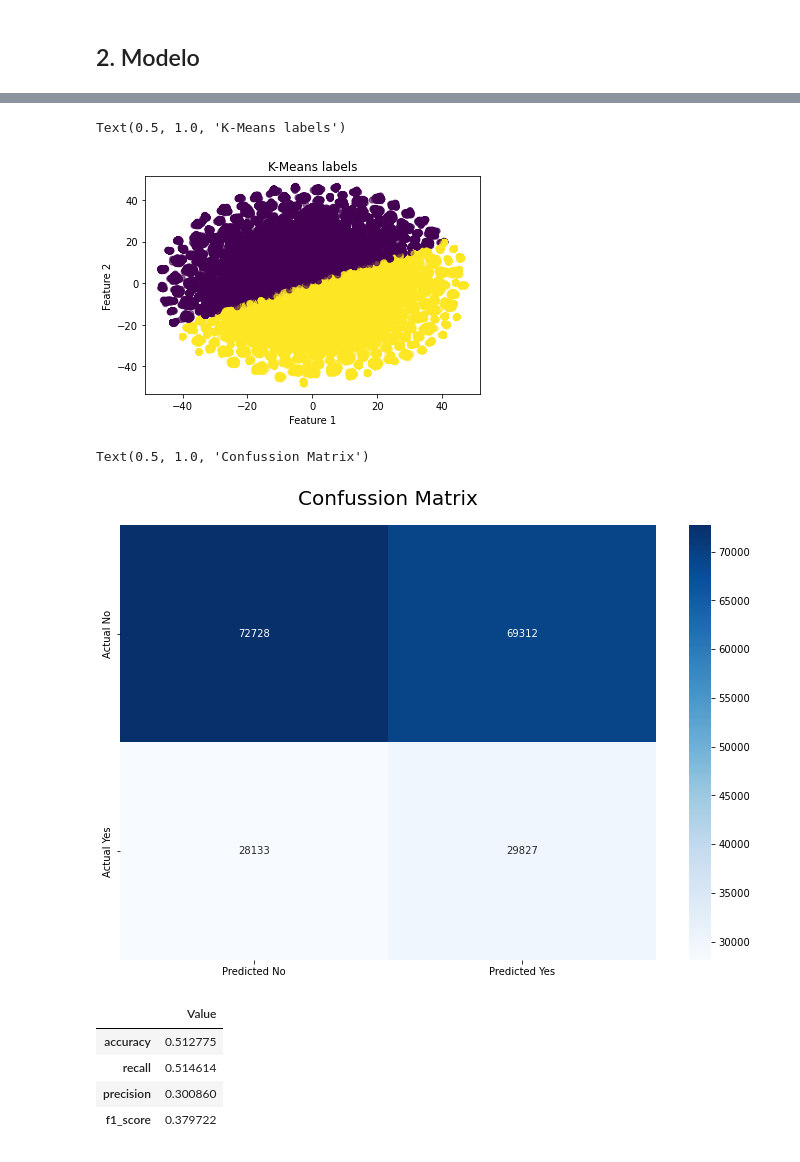
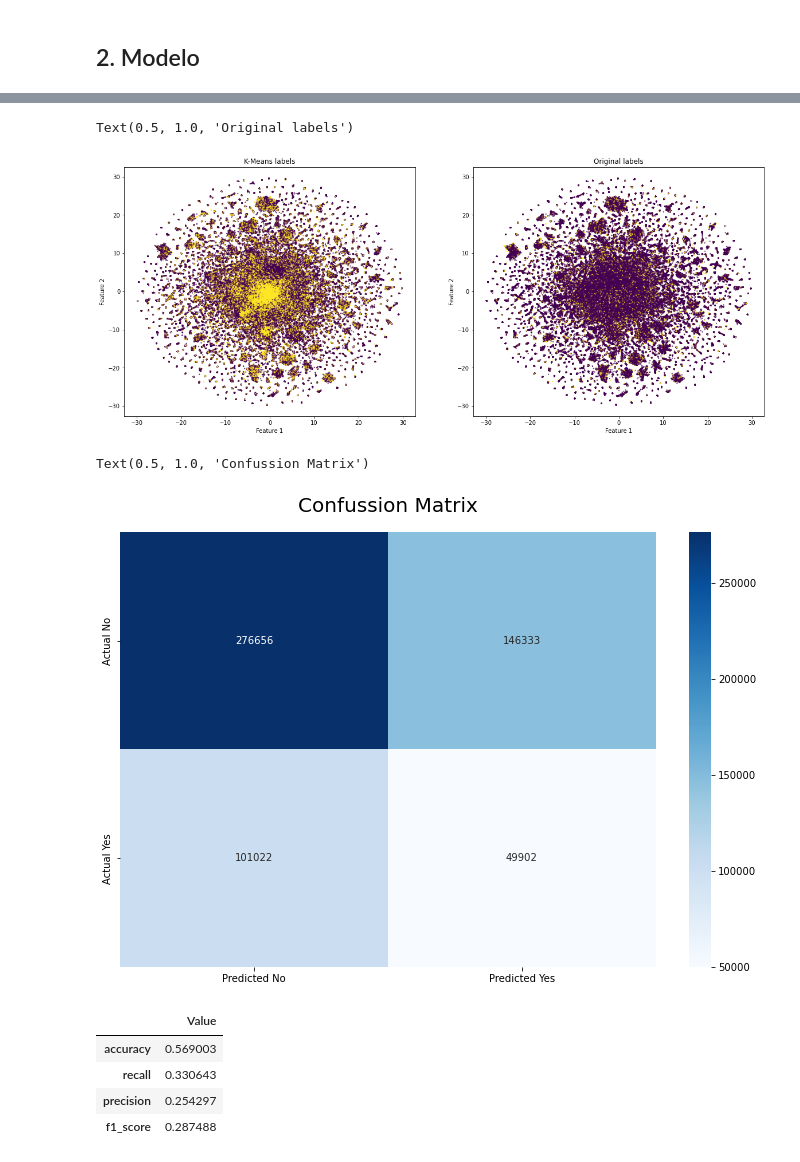
Before and after one commit to Alebuenoaz/ProyectoFinal_TIC, a Jupyter notebook: ProyectoFinal_BBH.ipynb, the cells around one changed output, grey strips where cells are left out. Drawn from its saved outputs; the diff is of its cells as text; code cells hidden in the pictures.

```diff
--- a/ProyectoFinal_BBH.ipynb
+++ b/ProyectoFinal_BBH.ipynb
@@ -261,12 +280,8 @@ Text(0.5, 0, 'Rating')
 Observamos una distribución aparentemente normal en los datos, lo cual es muy útil ya que nos da a conocer que tenemos un dataset variado. Tambien notamos un left skew en los datos, viendo que la gran mayoría de las películas fueron calificadas con un rating entre 6.5 y 7.5 aproximadamente.
 # %%
 # Realizamos un subasamplig por motivos de tiempo
-movies_reviews_sample = movies_reviews[:200000].copy()
+movies_reviews_sample = movies_reviews.copy()
+nltk_stopwords = stopwords.words('english')
+exclude_pipe = ['tokenizer','tagger', 'parser', 'ner', 'textcat', 'entity_linker','entity_ruler', 'textcat_multilabel',
+                'morphologizer', 'attribute_ruler','senter', 'sentencizer', 'tok2vec', 'transformer']
+nlp = spacy.load('en_core_web_sm', exclude=exclude_pipe)
-# %%
-# Removemos signos de puntuación
-movies_reviews_sample["review_text"] = movies_reviews_sample["review_text"].apply(lambda x: ''.join(ch for ch in x if ch not in string.punctuation).lower())
-# %%
-%%time
-# Eliminamos palabras de enlace
-nltk_stopwords = stopwords.words('english')
-movies_reviews_sample["review_text"] = movies_reviews_sample["review_text"].apply(lambda x: (" ").join([word for word in word_tokenize(x) if not word in nltk_stopwords]))
@@ -274,0 +329,3 @@ Wall time: 3min 43s
+# %%
+%%time
+movies_reviews_sample["review_text"] = movies_reviews_sample["review_text"].apply(lambda x: clean_characters(x))
@@ -468,33 +533,41 @@ Wall time: 757 ms
 # %%
+fig, axs = plt.subplots(1, 2, figsize=(20,8))
+
 # Ploteamos los datos reducidos en 2 dimensiones en base a los labels de kmeans
-plt.scatter(movies_reviews_reduced[:,0], movies_reviews_reduced[:,1], c=labels_kmeans, alpha=0.6)
-plt.xlabel('Feature 1')
-plt.ylabel('Feature 2')
-plt.title("K-Means labels")
+axs[0].scatter(movies_reviews_reduced[:,0], movies_reviews_reduced[:,1], c=labels_kmeans_fix, alpha=0.6, s=2)
+axs[0].set_xlabel('Feature 1')
+axs[0].set_ylabel('Feature 2')
+axs[0].set_title("K-Means labels")
+
+# Ploteamos los datos reducidos en 2 dimensiones en base a los labels originales
+axs[1].scatter(movies_reviews_reduced[:,0], movies_reviews_reduced[:,1], c=y, alpha=0.6, s=2)
+axs[1].set_xlabel('Feature 1')
+axs[1].set_ylabel('Feature 2')
+axs[1].set_title("Original labels")
 # %% [output]
-Text(0.5, 1.0, 'K-Means labels')
+Text(0.5, 1.0, 'Original labels')
-[figure, old version]
+[figure, new version]
 # %%
 # Obtenemos la matriz de confusión, en base a las predicciones del modelo y los labels de testing
 labels_kmeans_fix = np.where((labels_kmeans==0)|(labels_kmeans==1), labels_kmeans^1, labels_kmeans)
 
-cm = confusion_matrix(y, labels_kmeans)
+cm = confusion_matrix(y, labels_kmeans_fix)
 confussion_matrix = pd.DataFrame(cm, index=['Actual No', 'Actual Yes'], columns=['Predicted No', 'Predicted Yes'])
 plt.figure(figsize = (12,8))
 sns.heatmap(confussion_matrix, annot=True, cmap='Blues', fmt='g')
 plt.title('Confussion Matrix', pad=20, fontsize=20)
 # %% [output]
 Text(0.5, 1.0, 'Confussion Matrix')
-[figure, old version]
+[figure, new version]
 # %%
 # Verificamos que los valores que obtuvimos esten correctos, usando las librerias de sklearn
-pd.DataFrame(data=[accuracy_score(y, labels_kmeans), recall_score(y, labels_kmeans),
-                   precision_score(y, labels_kmeans), f1_score(y, labels_kmeans)],
+pd.DataFrame(data=[accuracy_score(y, labels_kmeans_fix), recall_score(y, labels_kmeans_fix),
+                   precision_score(y, labels_kmeans_fix), f1_score(y, labels_kmeans_fix)],
              index=["accuracy", "recall", "precision", "f1_score"], columns=["Value"])
 # %% [output]
 |  | Value |
-| accuracy | 0.512775 |
-| recall | 0.514614 |
-| precision | 0.300860 |
-| f1_score | 0.379722 |
+| accuracy | 0.569003 |
+| recall | 0.330643 |
+| precision | 0.254297 |
+| f1_score | 0.287488 |
 # %% [markdown]
```
Also changed, not shown: parts of 28 cells of this notebook.
